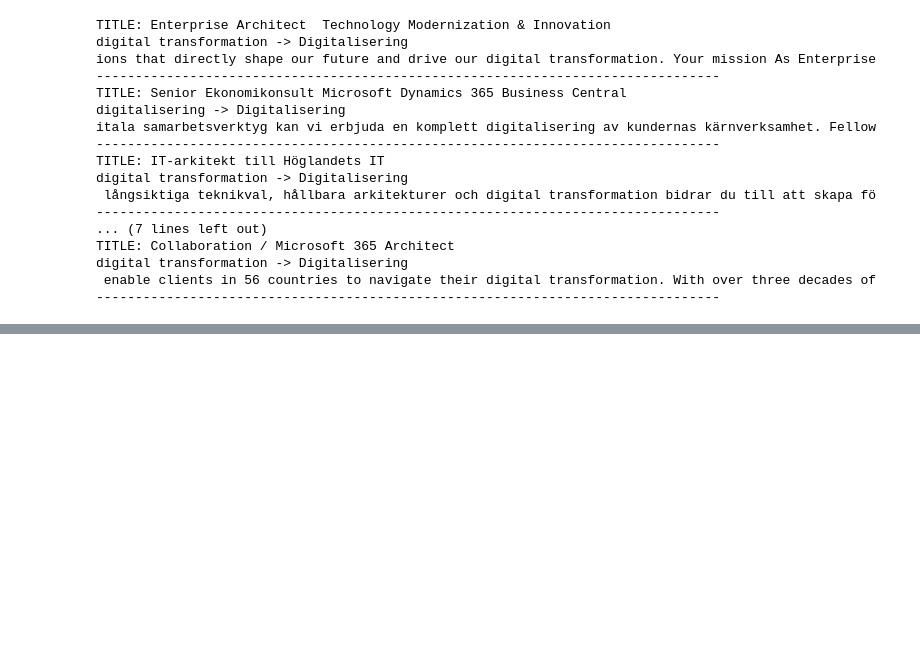
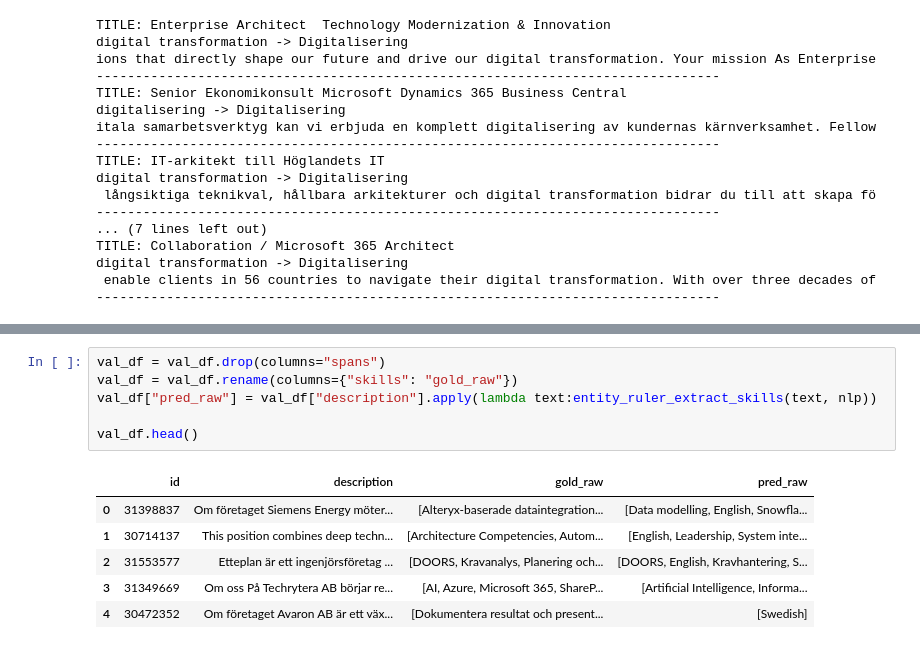
Before and after one commit to IreneGrisenti/Job_Ads_Skill_Analyzer, a Jupyter notebook: notebooks/05_entity_ruler.ipynb, the cells around one changed output, grey strips where cells are left out. Cells and saved outputs as stored; diff of their text form; blank space fills up the shorter version.

```diff
--- a/notebooks/05_entity_ruler.ipynb
+++ b/notebooks/05_entity_ruler.ipynb
@@ -169,0 +199,13 @@ digital transformation -> Digitalisering
+# %%
+val_df = val_df.drop(columns="spans")
+val_df = val_df.rename(columns={"skills": "gold_raw"})
+val_df["pred_raw"] = val_df["description"].apply(lambda text:entity_ruler_extract_skills(text, nlp))
+
+val_df.head()
+# %% [output]
+|  | id | description | gold_raw | pred_raw |
+| 0 | 31398837 | Om företaget Siemens Energy möter... | [Alteryx-baserade dataintegration... | [Data modelling, English, Snowfla... |
+| 1 | 30714137 | This position combines deep techn... | [Architecture Competencies, Autom... | [English, Leadership, System inte... |
+| 2 | 31553577 | Etteplan är ett ingenjörsföretag ... | [DOORS, Kravanalys, Planering och... | [DOORS, English, Kravhantering, S... |
+| 3 | 31349669 | Om oss På Techrytera AB börjar re... | [AI, Azure, Microsoft 365, ShareP... | [Artificial Intelligence, Informa... |
+| 4 | 30472352 | Om företaget Avaron AB är ett väx... | [Dokumentera resultat och present... | [Swedish] |
```
Also changed, not shown: parts of 17 cells of this notebook, 1 other file.
